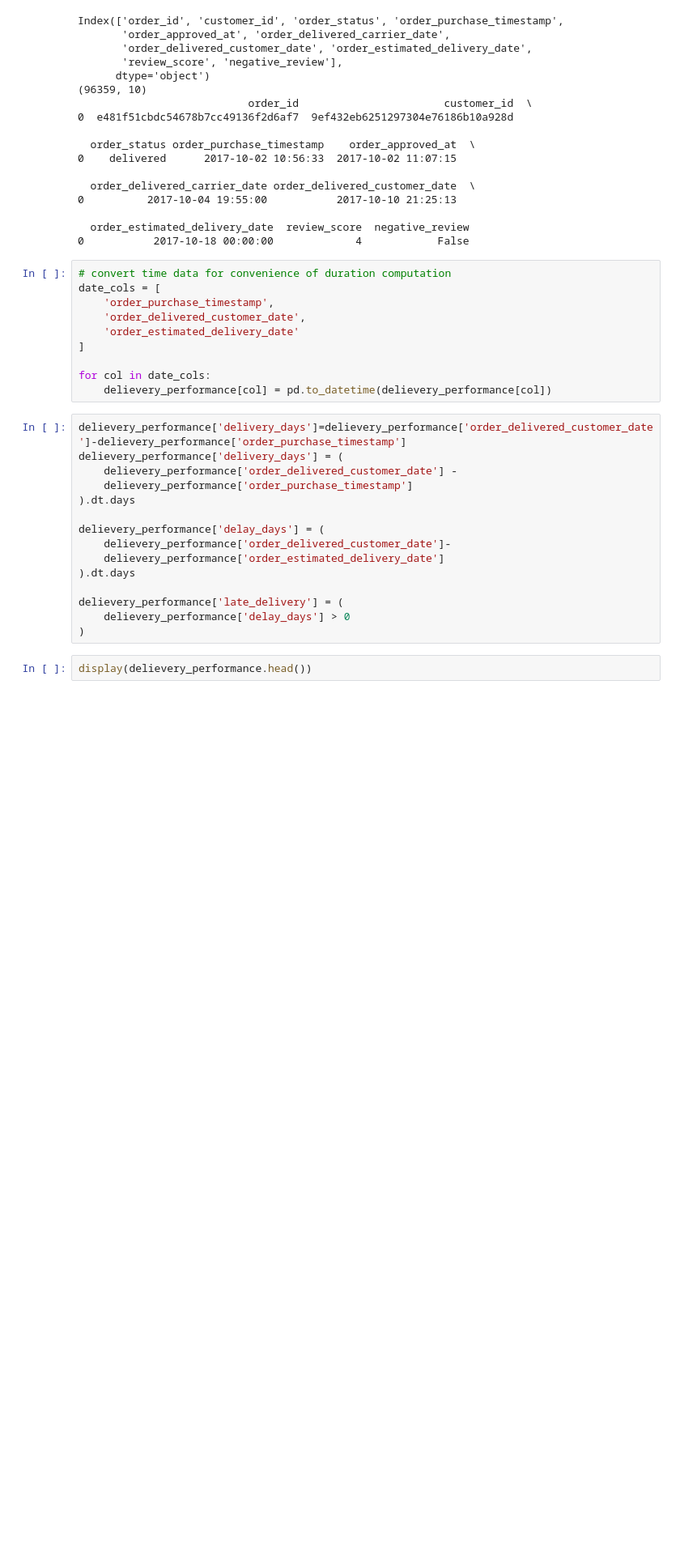
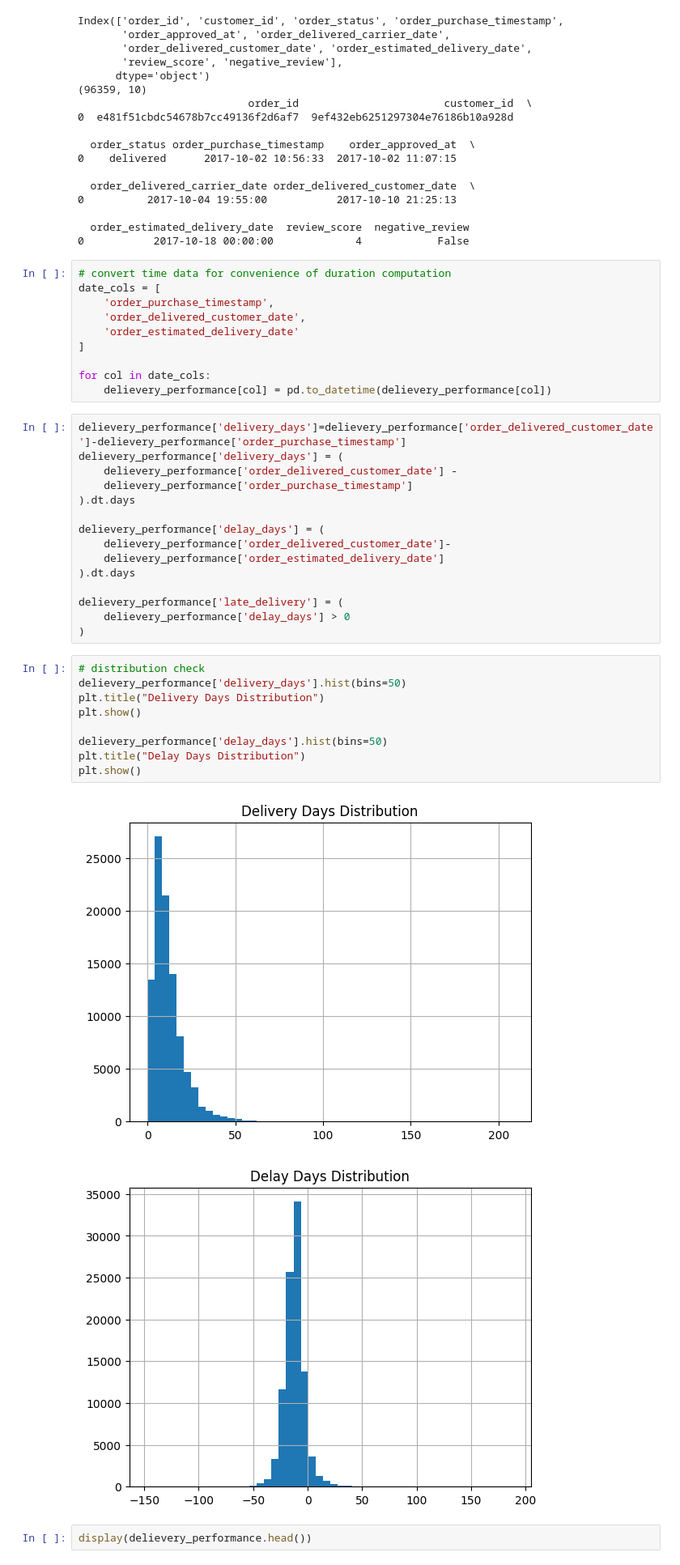
Before and after one commit to cchen744/olist-regional-customer-experience-analysis, a Jupyter notebook: 02_feature_engineering.ipynb, the cells around one changed output. Shown at 81% size. Cells and saved outputs as stored; diff of their text form; blank space fills up the shorter version.

```diff
--- a/02_feature_engineering.ipynb
+++ b/02_feature_engineering.ipynb
@@ -208,6 +218,18 @@ delievery_performance['delay_days'] = (
 delievery_performance['late_delivery'] = (
     delievery_performance['delay_days'] > 0
 )
+# %%
+# distribution check
+delievery_performance['delivery_days'].hist(bins=50)
+plt.title("Delivery Days Distribution")
+plt.show()
+
+delievery_performance['delay_days'].hist(bins=50)
+plt.title("Delay Days Distribution")
+plt.show()
+# %% [output]
+[figure, added]
+[figure, added]
 # %%
 display(delievery_performance.head())
 # %% [output]
```
Also changed, not shown: parts of 19 cells of this notebook.
